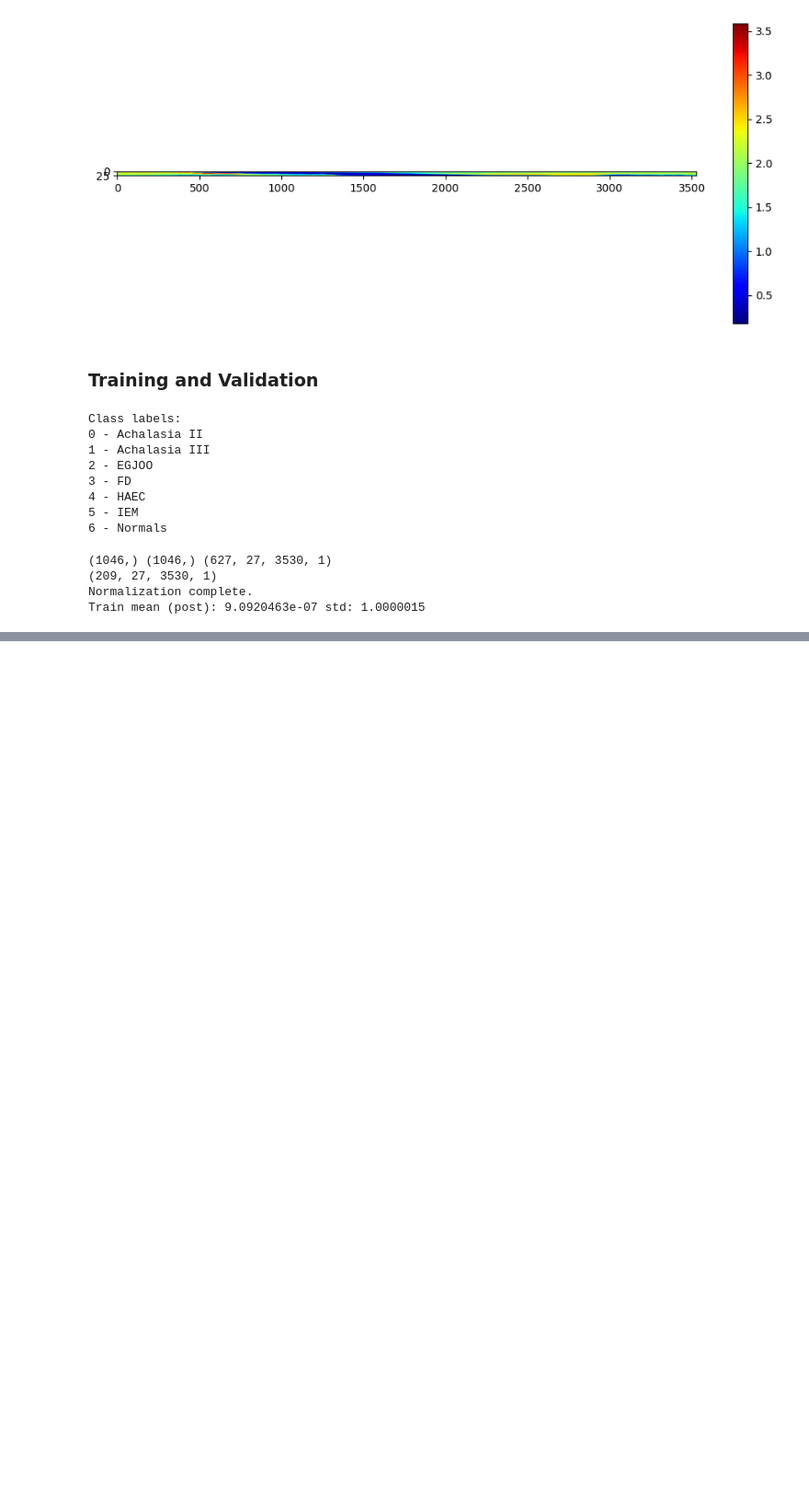
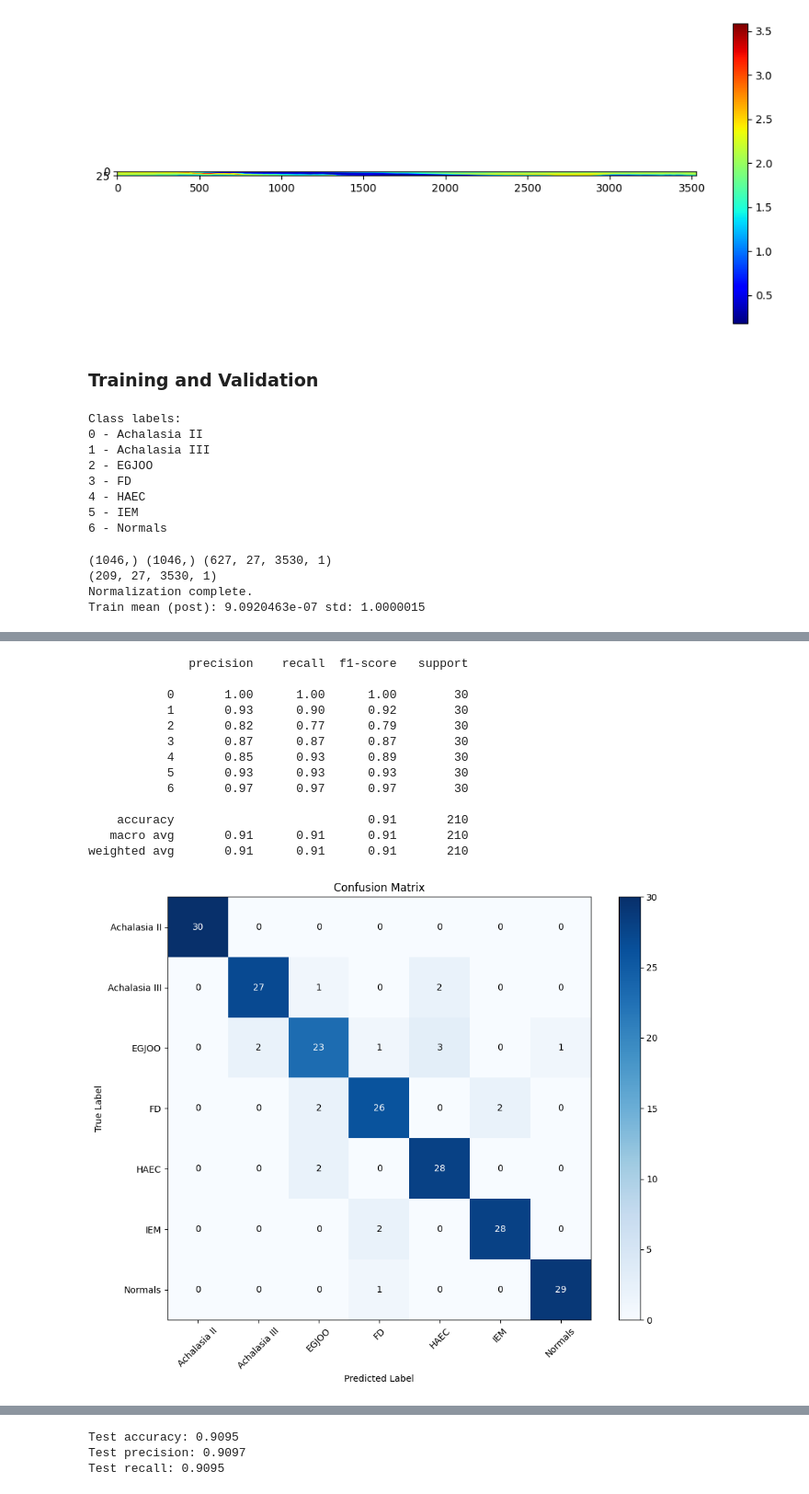
Before and after one commit to satvikak/esophagus, a Jupyter notebook: esophagus.ipynb, the cells around one changed output, grey strips where cells are left out. Shown at 92% size. Drawn from its saved outputs; the diff is of its cells as text; code cells hidden in the pictures; blank space fills up the shorter version.

```diff
--- a/esophagus.ipynb
+++ b/esophagus.ipynb
@@ -539,12 +712,26 @@ X_val_p, X_test_p, X_val_i, X_test_i, y_val, y_test = train_test_split(X_temp_p,
 # %%
-height, width = int(X_pressure.shape[1]), int(X_pressure.shape[2])
+model, history = train_two_branch(
+    X_train, X_val, y_train, y_val,
+    shape, 7,
+    model_fn=two_branch_model,
+    selection='combined_branch',
+    batch_size=32,
+    epochs=100
+)
 
-X_train = [X_train_p, X_train_i]
-X_val = [X_val_p, X_val_i]
-
-import tensorflow as tf
-tf.keras.backend.clear_session()
-
-train_two_branch(X_train, X_val, y_train, y_val, height, width, num_classes=len(np.unique(labels)),
-                 model_fn=two_branch_model, selection='combined_branch')
 test_plot('combined_branch')
+# %% [output]
+              precision    recall  f1-score   support
+
+           0       1.00      1.00      1.00        30
+           1       0.93      0.90      0.92        30
+           2       0.82      0.77      0.79        30
+           3       0.87      0.87      0.87        30
+           4       0.85      0.93      0.89        30
+           5       0.93      0.93      0.93        30
+           6       0.97      0.97      0.97        30
+
+    accuracy                           0.91       210
+   macro avg       0.91      0.91      0.91       210
+weighted avg       0.91      0.91      0.91       210
+[figure, added]
@@ -550,0 +746,3 @@ test_plot('combined_branch')
+Test accuracy: 0.9095
+Test precision: 0.9097
+Test recall: 0.9095
```
Also changed, not shown: parts of 17 cells of this notebook.
